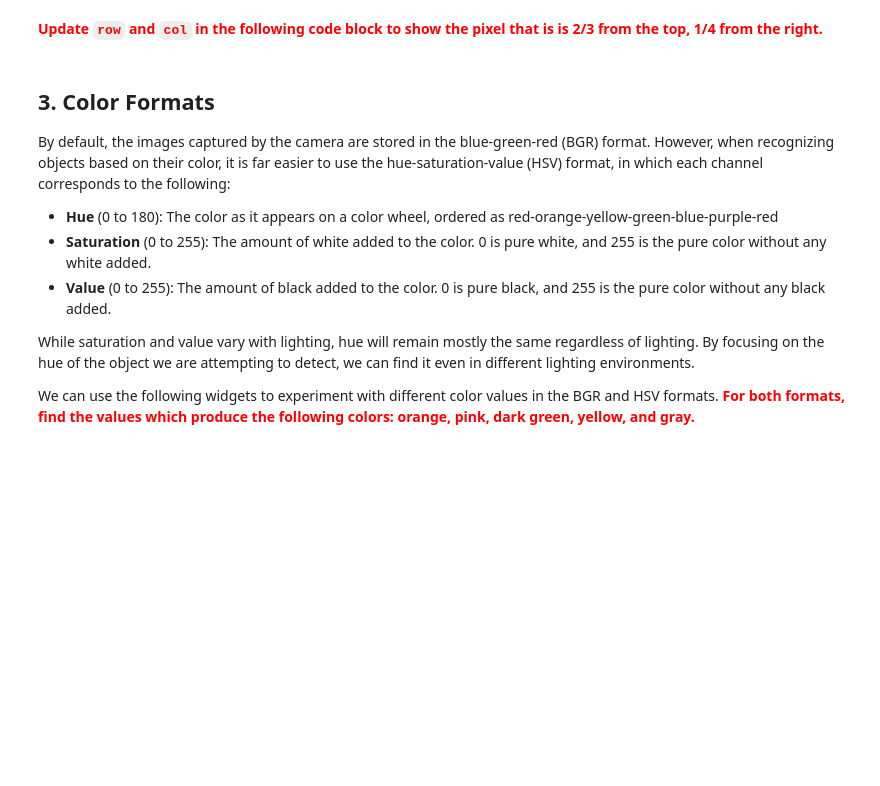
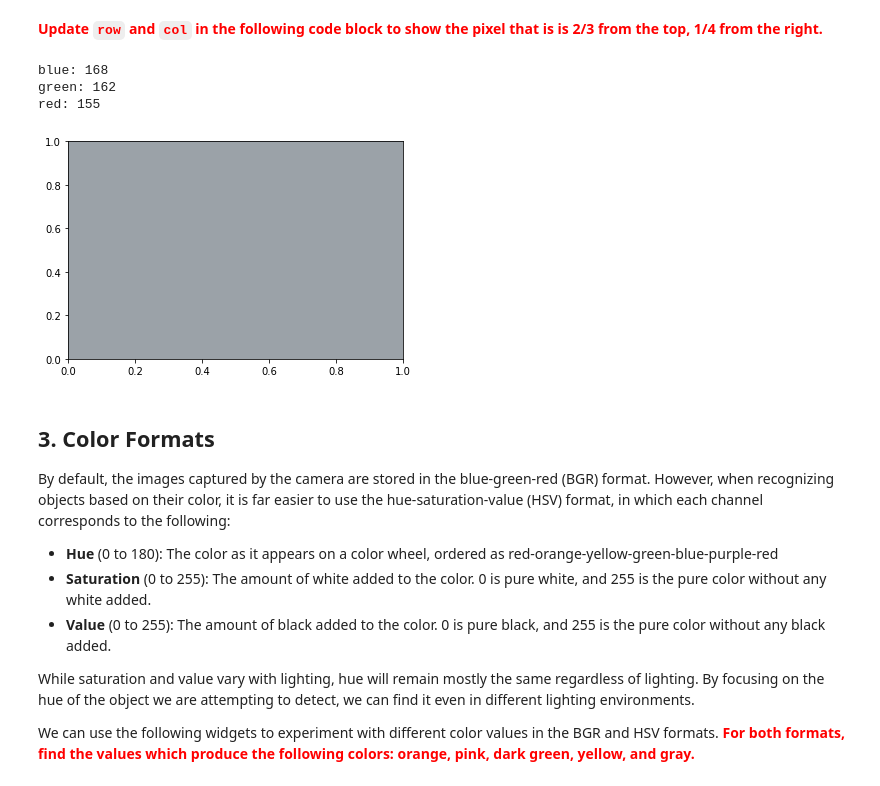
Before and after one commit to MITLLRacecar/racecar-gp3-hot-rods, a Jupyter notebook: labs/lab2/lab2.ipynb, the cells around one changed output. Saved outputs shown, nothing was run; the diff lists cells and outputs as text; code cells hidden in the pictures; blank space fills up the shorter version.

```diff
--- a/labs/lab2/lab2.ipynb
+++ b/labs/lab2/lab2.ipynb
@@ -22,7 +22,7 @@ Throughout this notebook, **<font style="color:red">text in bold red</font>** in
 **<font style="color:red">If you are running the car in RacecarSim, set `isSimulation` to `True`</font>**. Leave `isSimulation` `False` if you are using a physical car.
 # %%
 # TODO: Update isSimulation if necessary
-isSimulation = False
+isSimulation = True
 # %% [markdown]
 Next, we will import the necessary libraries for this notebook, including Python libraries (`cv`, `numpy`, etc.) and the Racecar library (`racecar_core`).
 # %%
@@ -147,20 +157,25 @@ show_color_bgr(blue, green, red)
 **<span style="color:red">Update `row` and `col` in the following code block to show the pixel that is is 2/3 from the top, 1/4 from the right.</span>**
 # %%
 # TODO: Calculate the desired row and column
-row = 0
-col = 0
+row = 2 * rc.camera.get_height() // 3
+col = 3 * rc.camera.get_height() // 4
 
 # Extract and print blue, green, and red values
 blue = image[row][col][0]
 green = image[row][col][1]
 red = image[row][col][2]
 
 print("blue:", blue)
 print("green:", green)
 print("red:", red)
 
 # Display this color
 show_color_bgr(blue, green, red)
+# %% [output]
+blue: 168
+green: 162
+red: 155
+[figure, added]
 # %% [markdown]
 <a id="ColorFormats"></a>
 ## 3. Color Formats
```
Also changed, not shown: parts of 25 cells of this notebook, 1 other file.
